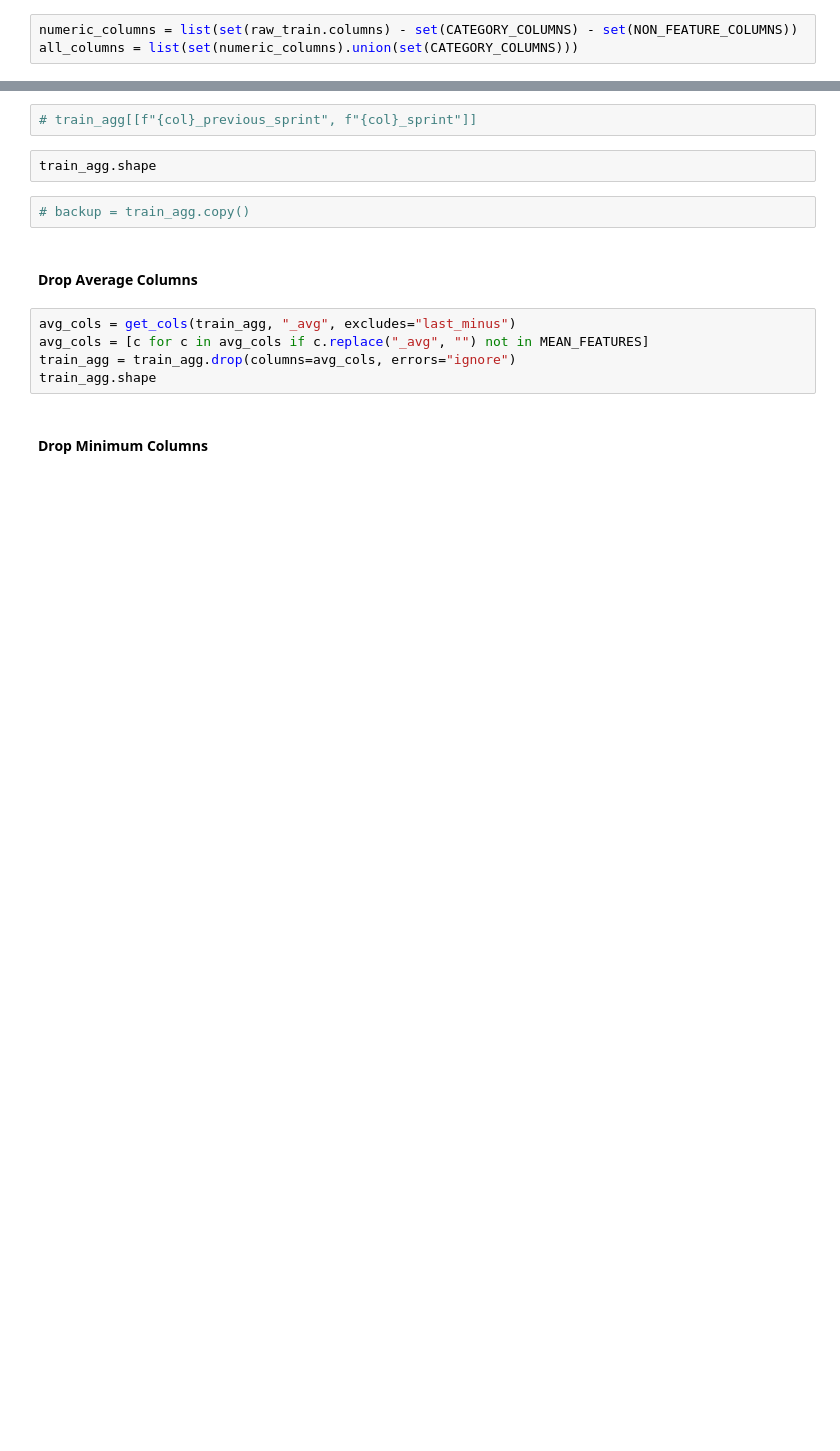
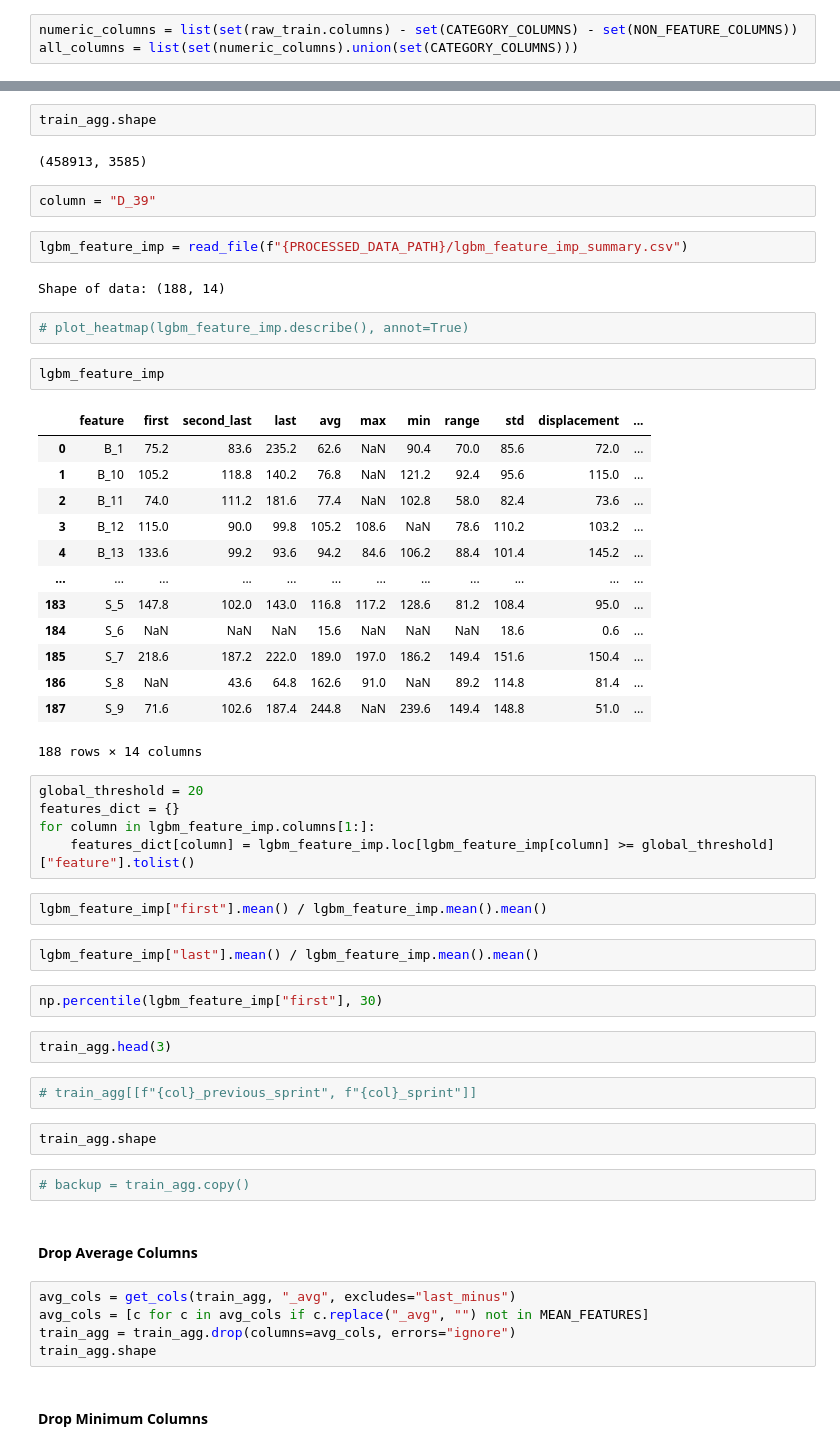
Before and after one commit to waikey-lee/kaggle-amex, a Jupyter notebook: notebooks/3a.lgbm_feature_engineering.ipynb, the cells around one changed output, grey strips where cells are left out. Cells and saved outputs as stored; diff of their text form; blank space fills up the shorter version.

```diff
--- a/notebooks/3a.lgbm_feature_engineering.ipynb
+++ b/notebooks/3a.lgbm_feature_engineering.ipynb
@@ -141,3 +138,44 @@ for col in tqdm(numeric_columns):
+# %%
+train_agg.shape
+# %% [output]
+(458913, 3585)
+# %%
+column = "D_39"
+# %%
+lgbm_feature_imp = read_file(f"{PROCESSED_DATA_PATH}/lgbm_feature_imp_summary.csv")
+# %% [output]
+Shape of data: (188, 14)
+# %%
+# plot_heatmap(lgbm_feature_imp.describe(), annot=True)
+# %%
+lgbm_feature_imp
+# %% [output]
+|  | feature | first | second_last | last | avg | max | min | range | std | displacement | ... |
+| 0 | B_1 | 75.2 | 83.6 | 235.2 | 62.6 | NaN | 90.4 | 70.0 | 85.6 | 72.0 | ... |
+| 1 | B_10 | 105.2 | 118.8 | 140.2 | 76.8 | NaN | 121.2 | 92.4 | 95.6 | 115.0 | ... |
+| 2 | B_11 | 74.0 | 111.2 | 181.6 | 77.4 | NaN | 102.8 | 58.0 | 82.4 | 73.6 | ... |
+| 3 | B_12 | 115.0 | 90.0 | 99.8 | 105.2 | 108.6 | NaN | 78.6 | 110.2 | 103.2 | ... |
+| 4 | B_13 | 133.6 | 99.2 | 93.6 | 94.2 | 84.6 | 106.2 | 88.4 | 101.4 | 145.2 | ... |
+| ... | ... | ... | ... | ... | ... | ... | ... | ... | ... | ... | ... |
+| 183 | S_5 | 147.8 | 102.0 | 143.0 | 116.8 | 117.2 | 128.6 | 81.2 | 108.4 | 95.0 | ... |
+| 184 | S_6 | NaN | NaN | NaN | 15.6 | NaN | NaN | NaN | 18.6 | 0.6 | ... |
+| 185 | S_7 | 218.6 | 187.2 | 222.0 | 189.0 | 197.0 | 186.2 | 149.4 | 151.6 | 150.4 | ... |
+| 186 | S_8 | NaN | 43.6 | 64.8 | 162.6 | 91.0 | NaN | 89.2 | 114.8 | 81.4 | ... |
+| 187 | S_9 | 71.6 | 102.6 | 187.4 | 244.8 | NaN | 239.6 | 149.4 | 148.8 | 51.0 | ... |
+188 rows × 14 columns
+# %%
+global_threshold = 20
+features_dict = {}
+for column in lgbm_feature_imp.columns[1:]:
+    features_dict[column] = lgbm_feature_imp.loc[lgbm_feature_imp[column] >= global_threshold]["feature"].tolist()
+# %%
+lgbm_feature_imp["first"].mean() / lgbm_feature_imp.mean().mean()
+# %%
+lgbm_feature_imp["last"].mean() / lgbm_feature_imp.mean().mean()
+# %%
+np.percentile(lgbm_feature_imp["first"], 30)
+# %%
+train_agg.head(3)
 # %%
 # train_agg[[f"{col}_previous_sprint", f"{col}_sprint"]]
 # %%
```
Also changed, not shown: parts of 19 cells of this notebook.
